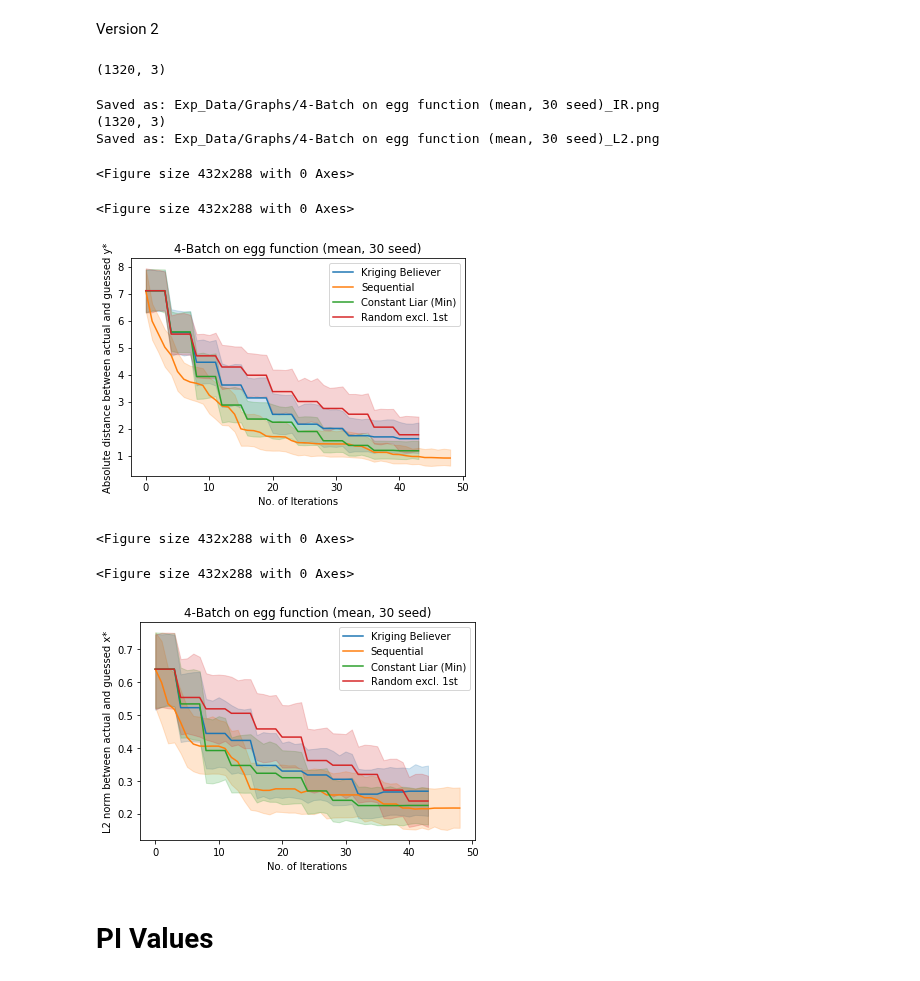
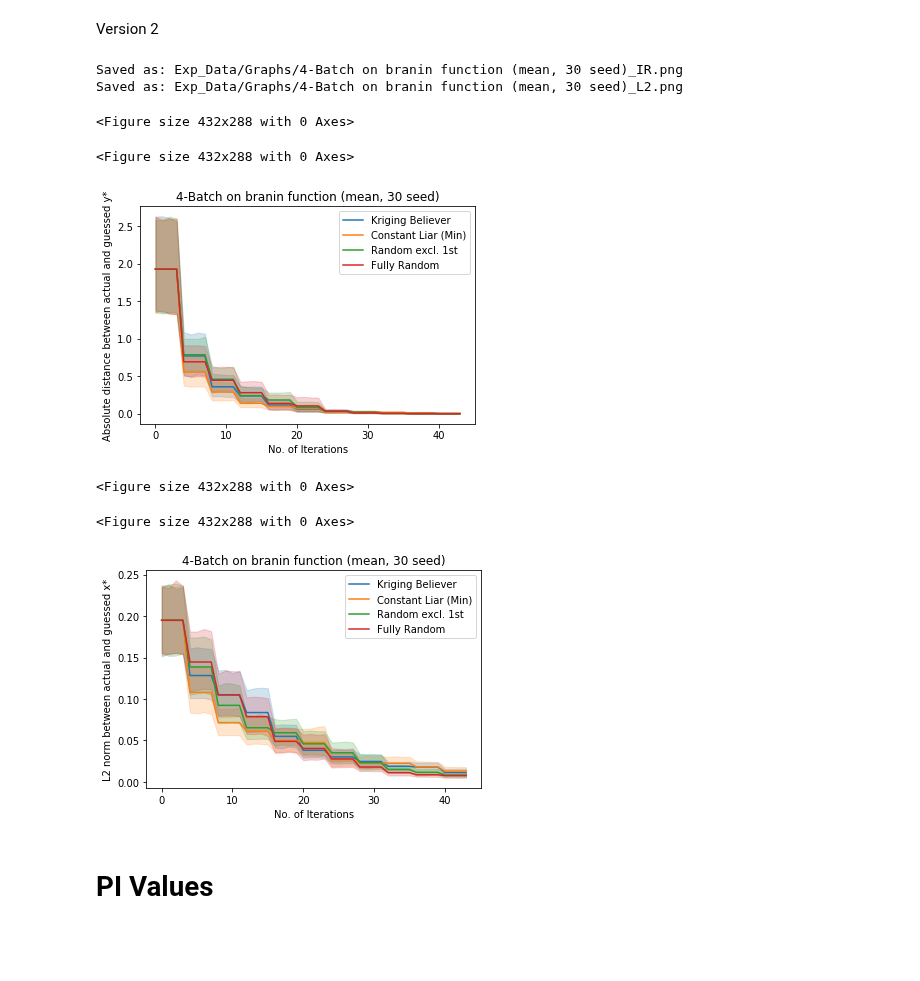
Before and after one commit to jamjs98764/Parallel-Bayesian-Optimisation, a Jupyter notebook: FITBO_GPy-FITBOMM_only/Plotting Results.ipynb, the cells around one changed output. Drawn from its saved outputs; the diff is of its cells as text; code cells hidden in the pictures; blank space fills up the shorter version.

Commit message:
v2 for BO_test

```diff
--- a/FITBO_GPy-FITBOMM_only/Plotting Results.ipynb
+++ b/FITBO_GPy-FITBOMM_only/Plotting Results.ipynb
@@ -47,14 +47,14 @@ Created on Wed Dec 19 14:56:44 2018
 """
 seed_size = 30
 batch_sizes = [4]
-test_funcs = ["egg",]
+test_funcs = ["branin",]
 #test_funcs = ["branin"]
 metrics = ["IR", "L2"]
 save_file = True
 
 plot_choice = {
-        "seq_results": 1,
-        "random_results": 0,
+        "seq_results": 0,
+        "random_results": 1,
         "random1_results": 1,
         "kb_results": 1,
         "cl_mean_results": 0,
@@ -127,7 +127,6 @@ def plot_error_vs_iterations(seed_size, batch_sizes, test_funcs, metrics, plot_c
                 try:
                     random_results = error_vs_iterations_v2(func = func, metrics = metric, batch = True, \
                                                             batch_size = batch_size, seed_size = seed_size, heuristic = "random")
-                    print(random_results.shape)
                 except: pass
                 try:
                     random1_results = error_vs_iterations_v2(func = func, metrics = metric, batch = True, \
@@ -142,40 +141,38 @@ def plot_error_vs_iterations(seed_size, batch_sizes, test_funcs, metrics, plot_c
                                                              batch_size = batch_size, seed_size = seed_size, heuristic = "cl-mean")
                 except: pass
                 try:
                     cl_min_results = error_vs_iterations_v2(func = func, metrics = metric, batch = True, \
                                                             batch_size = batch_size, seed_size = seed_size, heuristic = "cl-min")
                 except: pass
                 try:
                     cl_max_results = error_vs_iterations_v2(func = func, metrics = metric, batch = True, \
                                                             batch_size = batch_size, seed_size = seed_size, heuristic = "cl-max")
                 except: pass
 
                 for key, value in plot_choice.items():
                     if value == 1:
                         fig = sns.lineplot(x = 'iters', y = 'values', data = eval(key), err_style = "band", \
                                            label = label_lookup[key], estimator = estimator)
 
                 graph_title = str(batch_size) + "-Batch on "+ str(func) + " function (" + estimator_title + ", " + str(seed_size) + " seed)"
                 fig.set(xlabel = "No. of Iterations", ylabel = metric_lookup[metric], title = graph_title)
                 save_path = "Exp_Data/Graphs/" + graph_title + "_" + str(metric) + ".png"
                 fig2 = fig.get_figure()
 
                 if save_file:
                     print("Saved as: " + save_path)
                     fig2.savefig(save_path)
 
 plot_error_vs_iterations(seed_size, batch_sizes, test_funcs, metrics, plot_choice, save_file)
 # %% [output]
-(1320, 3)
+Saved as: Exp_Data/Graphs/4-Batch on branin function (mean, 30 seed)_IR.png
+Saved as: Exp_Data/Graphs/4-Batch on branin function (mean, 30 seed)_L2.png
-Saved as: Exp_Data/Graphs/4-Batch on egg function (mean, 30 seed)_IR.png
-(1320, 3)
-Saved as: Exp_Data/Graphs/4-Batch on egg function (mean, 30 seed)_L2.png
+<Figure size 432x288 with 0 Axes>
 <Figure size 432x288 with 0 Axes>
+[figure, new version]
 <Figure size 432x288 with 0 Axes>
-[figure, old version]
 <Figure size 432x288 with 0 Axes>
-<Figure size 432x288 with 0 Axes>
-[figure, old version]
+[figure, new version]
 # %% [markdown]
 # PI Values
 # %% [markdown]
```
Also changed, not shown: 12 other files.
